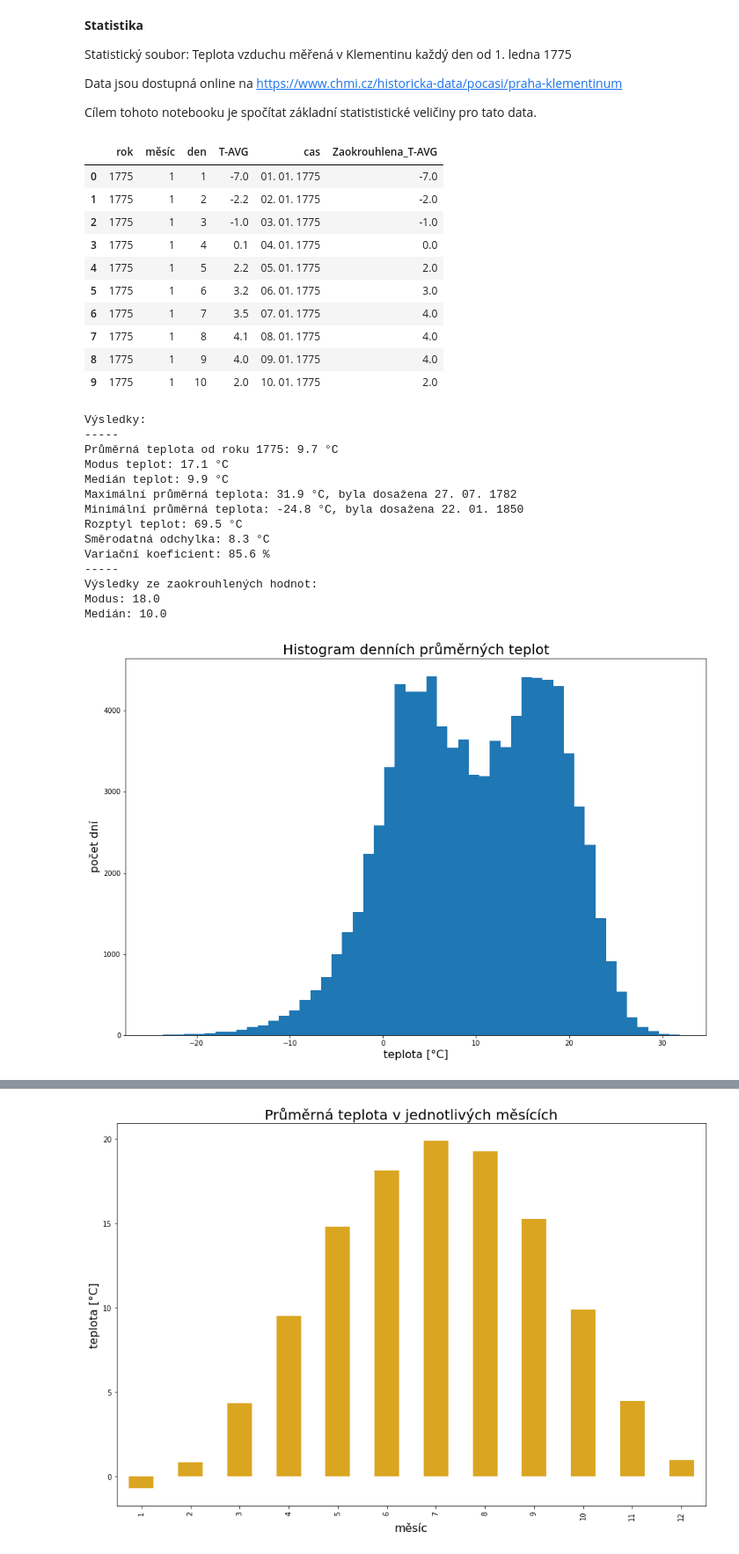
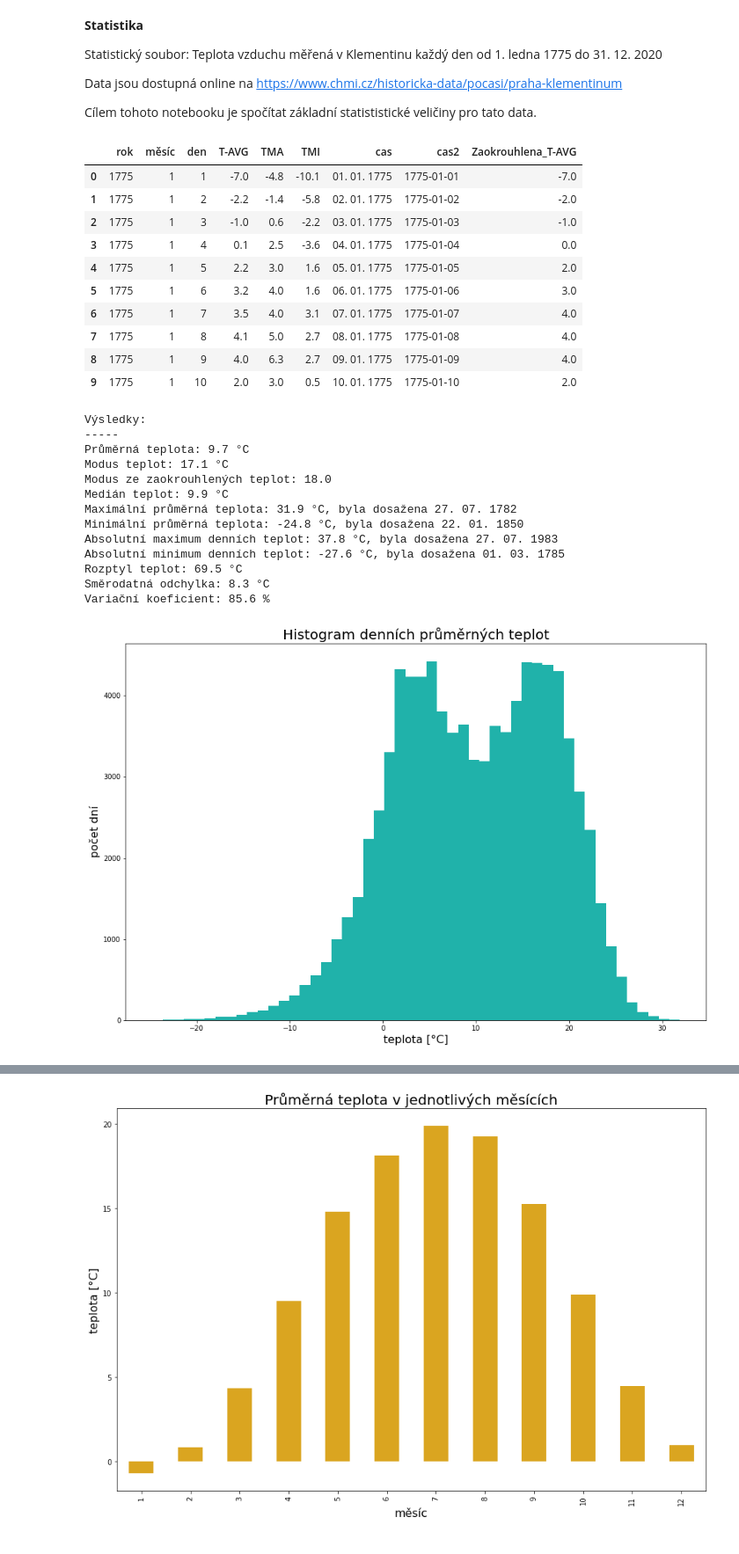
Before and after one commit to ERojickova/Graf_mereni_RPi, a Jupyter notebook: Statistika.ipynb, the cells around one changed output, grey strips where cells are left out. Shown: that part at 88% size. Saved outputs shown, nothing was run; the diff lists cells and outputs as text; code cells hidden in the pictures.

Commit message:
Vytvořeno pomocí služby Colaboratory

```diff
--- a/Statistika.ipynb
+++ b/Statistika.ipynb
@@ -3,7 +3,7 @@
 # %% [markdown]
 **Statistika**
 
-Statistický soubor: Teplota vzduchu měřená v Klementinu každý den od 1. ledna 1775
+Statistický soubor: Teplota vzduchu měřená v Klementinu každý den od 1. ledna 1775 do 31. 12. 2020
 
 Data jsou dostupná online na https://www.chmi.cz/historicka-data/pocasi/praha-klementinum
 
@@ -20,36 +19,34 @@ import calendar
 import datetime
 # %%
 # Načtení statistického souboru
-# jelikož se na soubor nedá odkázat přímo na stránky ČHMÚ, tak jsem ho nahrála na vlastní server rojicek.cz
+# Jelikož se na soubor nedá odkázat přímo na stránky ČHMÚ, tak jsem ho nahrála na vlastní server rojicek.cz
 df = pd.read_excel(r'https://www.rojicek.cz/pocasi/PKLM_pro_portal.xlsx', sheet_name='data')
 
-#vyhození nepotřebných sloupců
+# Vyhození nepotřebných sloupců
 del df['Flag']
 del df['SRA']
-del df['TMI']
-del df['TMA']
 
-# vytvoř extra sloupec s časem
+# Vytvoření extra sloupců s časem
 df['cas'] = df[['rok', 'měsíc', 'den']].apply(lambda s : datetime.datetime(*s).strftime('%d. %m. %Y'), axis = 1)
+df['cas2'] = df[['rok', 'měsíc', 'den']].apply(lambda s : datetime.datetime(*s), axis = 1)
 
-
-# Přidání sloupečku zaokrouhlené teploty na celá čísla
+# Přidání sloupce zaokrouhlené teploty na celá čísla
 df['Zaokrouhlena_T-AVG'] = round(df['T-AVG'])
 # %%
 # Zobrazení prvních 10 řádků statistického souboru
 df.head(10)
 # %% [output]
-|  | rok | měsíc | den | T-AVG | cas | Zaokrouhlena_T-AVG |
-| 0 | 1775 | 1 | 1 | -7.0 | 01. 01. 1775 | -7.0 |
-| 1 | 1775 | 1 | 2 | -2.2 | 02. 01. 1775 | -2.0 |
-| 2 | 1775 | 1 | 3 | -1.0 | 03. 01. 1775 | -1.0 |
-| 3 | 1775 | 1 | 4 | 0.1 | 04. 01. 1775 | 0.0 |
-| 4 | 1775 | 1 | 5 | 2.2 | 05. 01. 1775 | 2.0 |
-| 5 | 1775 | 1 | 6 | 3.2 | 06. 01. 1775 | 3.0 |
-| 6 | 1775 | 1 | 7 | 3.5 | 07. 01. 1775 | 4.0 |
-| 7 | 1775 | 1 | 8 | 4.1 | 08. 01. 1775 | 4.0 |
-| 8 | 1775 | 1 | 9 | 4.0 | 09. 01. 1775 | 4.0 |
-| 9 | 1775 | 1 | 10 | 2.0 | 10. 01. 1775 | 2.0 |
+|  | rok | měsíc | den | T-AVG | TMA | TMI | cas | cas2 | Zaokrouhlena_T-AVG |
+| 0 | 1775 | 1 | 1 | -7.0 | -4.8 | -10.1 | 01. 01. 1775 | 1775-01-01 | -7.0 |
+| 1 | 1775 | 1 | 2 | -2.2 | -1.4 | -5.8 | 02. 01. 1775 | 1775-01-02 | -2.0 |
+| 2 | 1775 | 1 | 3 | -1.0 | 0.6 | -2.2 | 03. 01. 1775 | 1775-01-03 | -1.0 |
+| 3 | 1775 | 1 | 4 | 0.1 | 2.5 | -3.6 | 04. 01. 1775 | 1775-01-04 | 0.0 |
+| 4 | 1775 | 1 | 5 | 2.2 | 3.0 | 1.6 | 05. 01. 1775 | 1775-01-05 | 2.0 |
+| 5 | 1775 | 1 | 6 | 3.2 | 4.0 | 1.6 | 06. 01. 1775 | 1775-01-06 | 3.0 |
+| 6 | 1775 | 1 | 7 | 3.5 | 4.0 | 3.1 | 07. 01. 1775 | 1775-01-07 | 4.0 |
+| 7 | 1775 | 1 | 8 | 4.1 | 5.0 | 2.7 | 08. 01. 1775 | 1775-01-08 | 4.0 |
+| 8 | 1775 | 1 | 9 | 4.0 | 6.3 | 2.7 | 09. 01. 1775 | 1775-01-09 | 4.0 |
+| 9 | 1775 | 1 | 10 | 2.0 | 3.0 | 0.5 | 10. 01. 1775 | 1775-01-10 | 2.0 |
 # %%
 # Aritmetický průměr pomocí funkce mean()
 avg = round(df['T-AVG'].mean(), 1)
@@ -63,13 +60,18 @@ mod_zak = df['Zaokrouhlena_T-AVG'].mode()
 
 # Medián
 med = df['T-AVG'].median()
-med_zak  =df['Zaokrouhlena_T-AVG'].median()
 
 # Maximum a minimum
 max = df['T-AVG'].max()
 den_maxima = df['cas'][df['T-AVG'] == max].iloc[0]
 min = df['T-AVG'].min()
 den_minima = df['cas'][df['T-AVG'] == min].iloc[0]
+
+# Absolutní maximum a minimum
+maxmax = df['TMA'].max()
+den_maxmax = df['cas'][df['TMA'] == maxmax].iloc[0]
+minmin = df['TMI'].min()
+den_minmin = df['cas'][df['TMI'] == minmin].iloc[0]
 
 # Rozptyl
 rozptyl = round(df['T-AVG'].var(), 1)
@@ -88,43 +90,43 @@ var_koef = round(smer_odchylka/avg * 100, 1)
 # Zobrazení výsledků
 print("Výsledky:")
 print("-----")
-print(f"Průměrná teplota od roku 1775: {avg} °C")
+print(f"Průměrná teplota: {avg} °C")
 print(f"Modus teplot: {mod[0]} °C")
+print(f"Modus ze zaokrouhlených teplot: {mod_zak[0]}")
 print(f"Medián teplot: {med} °C")
+
 print(f"Maximální průměrná teplota: {max} °C, byla dosažena {den_maxima}")
 print(f"Minimální průměrná teplota: {min} °C, byla dosažena {den_minima}")
+
+print(f'Absolutní maximum denních teplot: {maxmax} °C, byla dosažena {den_maxmax}')
+print(f'Absolutní minimum denních teplot: {minmin} °C, byla dosažena {den_minmin}')
 
 print(f"Rozptyl teplot: {rozptyl} °C")
 print(f"Směrodatná odchylka: {smer_odchylka} °C")
 print(f"Variační koeficient: {var_koef} %")
-print("-----")
-print("Výsledky ze zaokrouhlených hodnot:")
-print(f"Modus: {mod_zak[0]}")
-print(f"Medián: {med_zak}")
 # %% [output]
 Výsledky:
 -----
-Průměrná teplota od roku 1775: 9.7 °C
+Průměrná teplota: 9.7 °C
 Modus teplot: 17.1 °C
+Modus ze zaokrouhlených teplot: 18.0
 Medián teplot: 9.9 °C
 Maximální průměrná teplota: 31.9 °C, byla dosažena 27. 07. 1782
 Minimální průměrná teplota: -24.8 °C, byla dosažena 22. 01. 1850
+Absolutní maximum denních teplot: 37.8 °C, byla dosažena 27. 07. 1983
+Absolutní minimum denních teplot: -27.6 °C, byla dosažena 01. 03. 1785
 Rozptyl teplot: 69.5 °C
 Směrodatná odchylka: 8.3 °C
 Variační koeficient: 85.6 %
------
-Výsledky ze zaokrouhlených hodnot:
-Modus: 18.0
-Medián: 10.0
 # %%
 # histogram průměrné teploty
-#
+
 plt.figure(figsize=(15,10))
 
-(n, bins, patches) = plt.hist(df['T-AVG'], bins=50)
+(n, bins, patches) = plt.hist(df['T-AVG'], bins=50, color='lightseagreen')
 plt.title("Histogram denních průměrných teplot", fontsize=20)
 plt.xlabel("teplota [°C]", fontsize=16)
 plt.ylabel("počet dní", fontsize=16);
 # %% [output]
-[figure, old version]
+[figure, new version]
 # %% [markdown]
```
Also changed, not shown: parts of 4 cells of this notebook.
